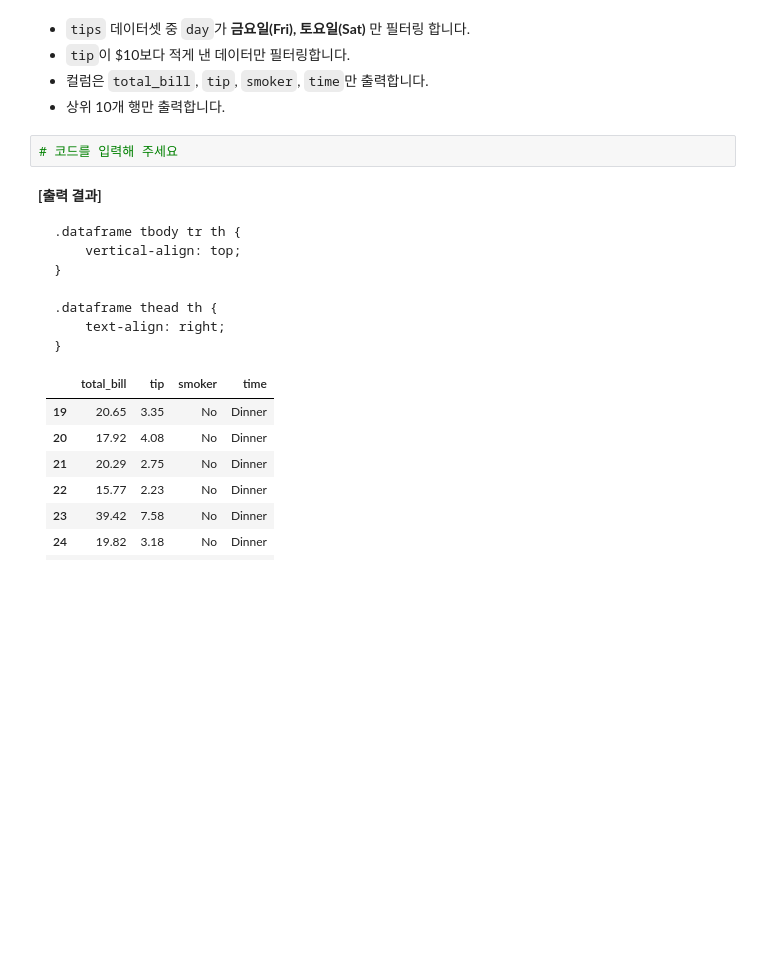
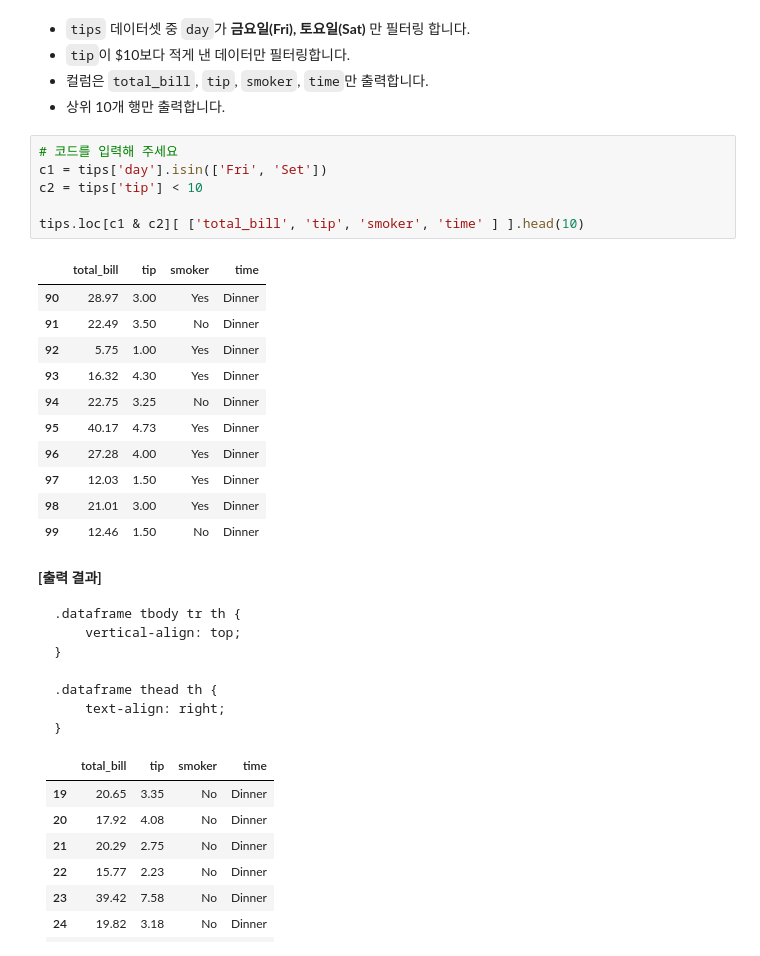
Before and after one commit to Hyosung0708/Pandas, a Jupyter notebook: tutorial/03-pandas-조회-정렬-조건-필터-(실습).ipynb, the cells around one changed output. Cells and saved outputs as stored; diff of their text form; blank space fills up the shorter version.

```diff
--- a/tutorial/03-pandas-조회-정렬-조건-필터-(실습).ipynb
+++ b/tutorial/03-pandas-조회-정렬-조건-필터-(실습).ipynb
@@ -1268,8 +1276,24 @@ tips.head()
 - `tip`이 $10보다 적게 낸 데이터만 필터링합니다.
 - 컬럼은 `total_bill`, `tip`, `smoker`, `time`만 출력합니다.
 - 상위 10개 행만 출력합니다.
-# %%
-# 코드를 입력해 주세요
+# %%
+# 코드를 입력해 주세요
+c1 = tips['day'].isin(['Fri', 'Set'])
+c2 = tips['tip'] < 10
+
+tips.loc[c1 & c2][ ['total_bill', 'tip', 'smoker', 'time' ] ].head(10)
+# %% [output]
+|  | total_bill | tip | smoker | time |
+| 90 | 28.97 | 3.00 | Yes | Dinner |
+| 91 | 22.49 | 3.50 | No | Dinner |
+| 92 | 5.75 | 1.00 | Yes | Dinner |
+| 93 | 16.32 | 4.30 | Yes | Dinner |
+| 94 | 22.75 | 3.25 | No | Dinner |
+| 95 | 40.17 | 4.73 | Yes | Dinner |
+| 96 | 27.28 | 4.00 | Yes | Dinner |
+| 97 | 12.03 | 1.50 | Yes | Dinner |
+| 98 | 21.01 | 3.00 | Yes | Dinner |
+| 99 | 12.46 | 1.50 | No | Dinner |
 # %% [markdown]
 <p><strong>[출력 결과]</strong></p><div>
 <style scoped>
```
Also changed, not shown: parts of 3 cells of this notebook, 7 other files.
